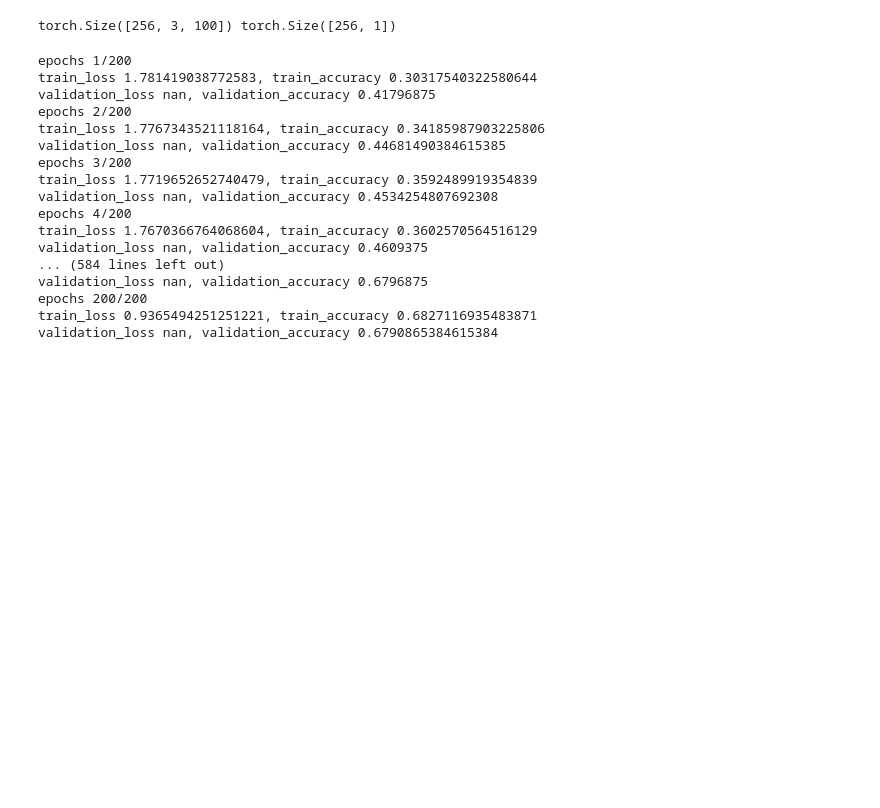
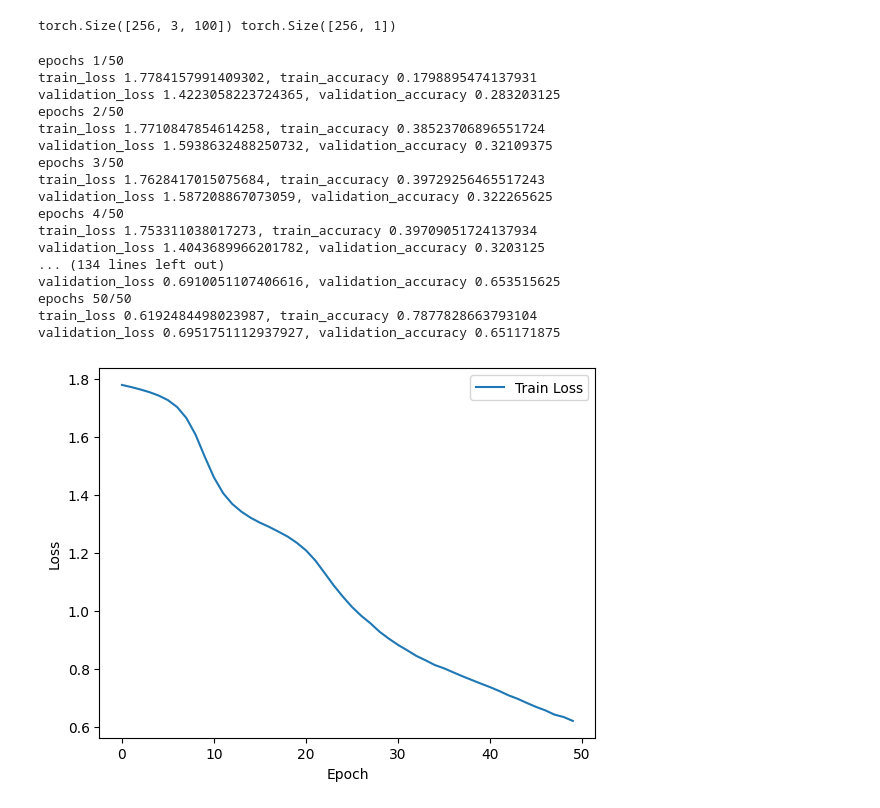
Before and after one commit to kujoki/TS_for_Human_Activity_Recognition, a Jupyter notebook: WISDM.ipynb, the cells around one changed output. Cells and saved outputs as stored; diff of their text form; code cells hidden in the pictures; blank space fills up the shorter version.

```diff
--- a/WISDM.ipynb
+++ b/WISDM.ipynb
@@ -208,7 +236,7 @@ def calculate_accuracy(y_true, y_pred):
 import gc
 train_losses = []
 valid_losses = []
-def Train():
+def train(device = device):
 
     running_loss = .0
     y_true = []
@@ -223,7 +251,9 @@ def Train():
         loss = criterion(preds, labels.squeeze().long())
         loss.backward()
         optimizer.step()
-        running_loss += loss
+
+        if not loss.isnan():
+            running_loss += loss
 
         y_true.extend(labels.cpu().numpy())
         y_pred_probs.extend(preds.detach().cpu().numpy())
@@ -236,8 +266,9 @@ def Train():
     accuracy = calculate_accuracy(y_true, y_pred_probs)
 
     print(f'train_loss {train_loss}, train_accuracy {accuracy}')
+    return train_losses
 
-def Valid():
+def valid(device = device):
     running_loss = .0
     y_true = []
     y_pred_probs = []
@@ -247,16 +278,20 @@ def Valid():
         for idx, (inputs, labels) in enumerate(test_loader):
             inputs = inputs.to(device)
             labels = labels.to(device)
-            optimizer.zero_grad()
             preds = model(inputs.float())
             loss = criterion(preds, labels.squeeze().long())
-            running_loss += loss
+
+            if not loss.isnan():
+              running_loss += loss
 
             y_true.extend(labels.cpu().numpy())
             y_pred_probs.extend(preds.detach().cpu().numpy())
 
         valid_loss = running_loss/len(test_loader)
-        valid_losses.append(valid_loss.detach().numpy())
+        if not valid_loss == 0.0:
+            valid_losses.append(valid_loss.detach().numpy())
+        else:
+            valid_losses == "error"
 
         y_true = np.array(y_true)
         y_pred_probs = np.array(y_pred_probs)
@@ -265,27 +300,35 @@ def Valid():
         print(f'validation_loss {valid_loss}, validation_accuracy {accuracy}')
     return valid_losses, accuracy
 
-epochs = 200
+epochs = 50
 for epoch in range(epochs):
     print('epochs {}/{}'.format(epoch+1,epochs))
-    Train()
-    Valid()
+    train_losses = train(device)
+    valid_losses, _ = valid(device)
     gc.collect()
 # %% [output]
-epochs 1/200
-train_loss 1.781419038772583, train_accuracy 0.30317540322580644
-validation_loss nan, validation_accuracy 0.41796875
-epochs 2/200
-train_loss 1.7767343521118164, train_accuracy 0.34185987903225806
-validation_loss nan, validation_accuracy 0.44681490384615385
-epochs 3/200
-train_loss 1.7719652652740479, train_accuracy 0.3592489919354839
-validation_loss nan, validation_accuracy 0.4534254807692308
-epochs 4/200
-train_loss 1.7670366764068604, train_accuracy 0.3602570564516129
-validation_loss nan, validation_accuracy 0.4609375
-... (584 lines left out)
-validation_loss nan, validation_accuracy 0.6796875
-epochs 200/200
-train_loss 0.9365494251251221, train_accuracy 0.6827116935483871
-validation_loss nan, validation_accuracy 0.6790865384615384
+epochs 1/50
+train_loss 1.7784157991409302, train_accuracy 0.1798895474137931
+validation_loss 1.4223058223724365, validation_accuracy 0.283203125
+epochs 2/50
+train_loss 1.7710847854614258, train_accuracy 0.38523706896551724
+validation_loss 1.5938632488250732, validation_accuracy 0.32109375
+epochs 3/50
+train_loss 1.7628417015075684, train_accuracy 0.39729256465517243
+validation_loss 1.587208867073059, validation_accuracy 0.322265625
+epochs 4/50
+train_loss 1.753311038017273, train_accuracy 0.39709051724137934
+validation_loss 1.4043689966201782, validation_accuracy 0.3203125
+... (134 lines left out)
+validation_loss 0.6910051107406616, validation_accuracy 0.653515625
+epochs 50/50
+train_loss 0.6192484498023987, train_accuracy 0.7877828663793104
+validation_loss 0.6951751112937927, validation_accuracy 0.651171875
+# %%
+plt.plot(train_losses, label='Train Loss')
+plt.xlabel('Epoch')
+plt.ylabel('Loss')
+plt.legend()
+plt.show()
+# %% [output]
+[figure, added]
```
Also changed, not shown: parts of 20 cells of this notebook.
